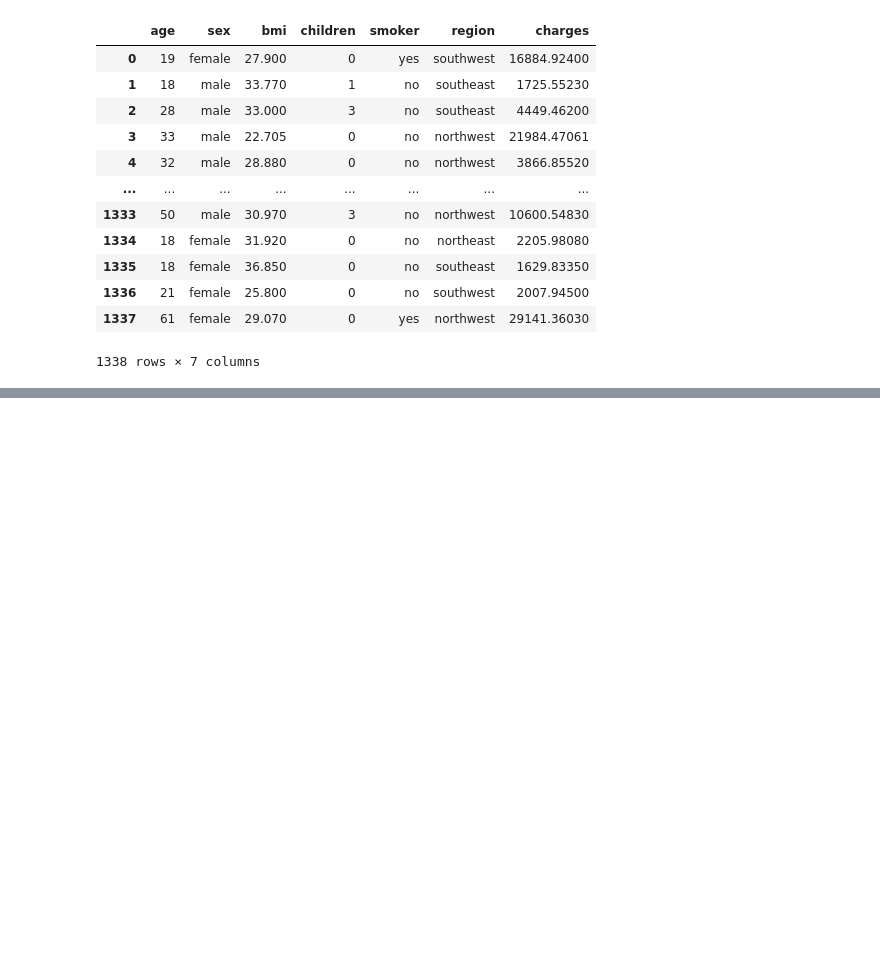
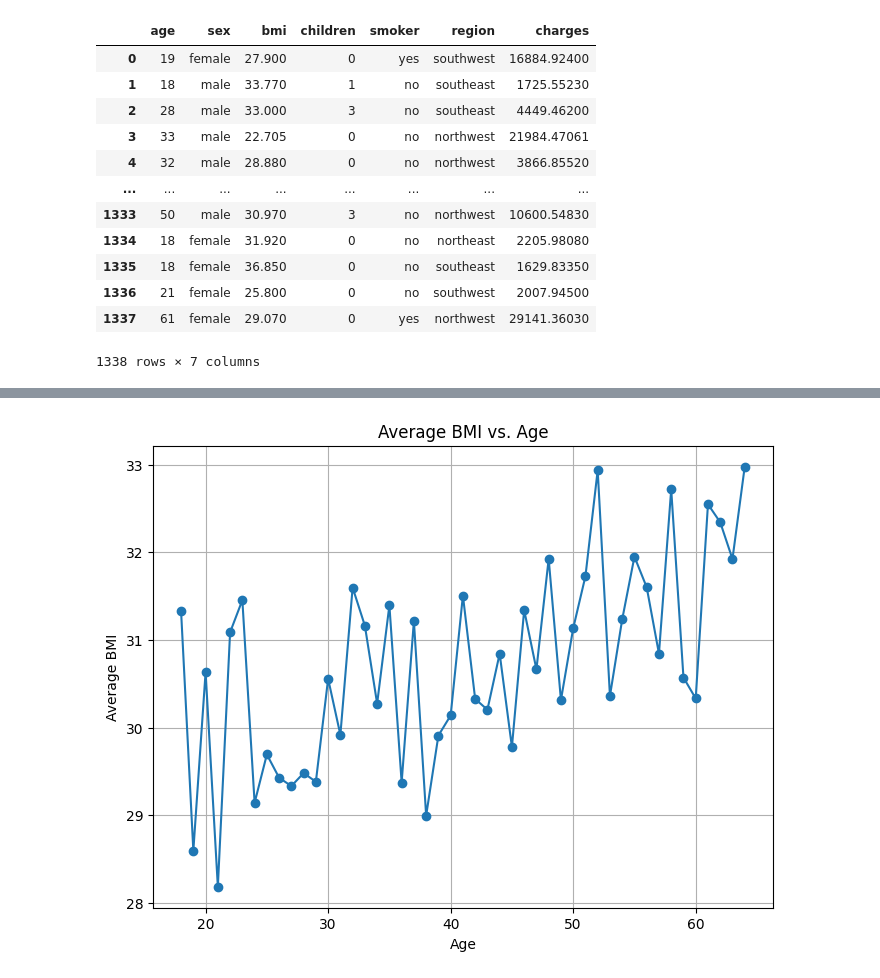
Before and after one commit to sanjayi2000/MachineLearning, a Jupyter notebook: 2348552_Lab6.ipynb, the cells around one changed output, grey strips where cells are left out. Saved outputs shown, nothing was run; the diff lists cells and outputs as text; code cells hidden in the pictures; blank space fills up the shorter version.

```diff
--- a/2348552_Lab6.ipynb
+++ b/2348552_Lab6.ipynb
@@ -27,0 +116,11 @@ data
+# %%
+avg_bmi_by_age = data.groupby('age')['bmi'].mean().reset_index()
+plt.figure(figsize=(8, 6))
+plt.plot(avg_bmi_by_age['age'], avg_bmi_by_age['bmi'], marker='o', linestyle='-')
+plt.xlabel('Age')
+plt.ylabel('Average BMI')
+plt.title('Average BMI vs. Age')
+plt.grid(True)
+plt.show()
+# %% [output]
+[figure, added]
```
Also changed, not shown: parts of 14 cells of this notebook.
